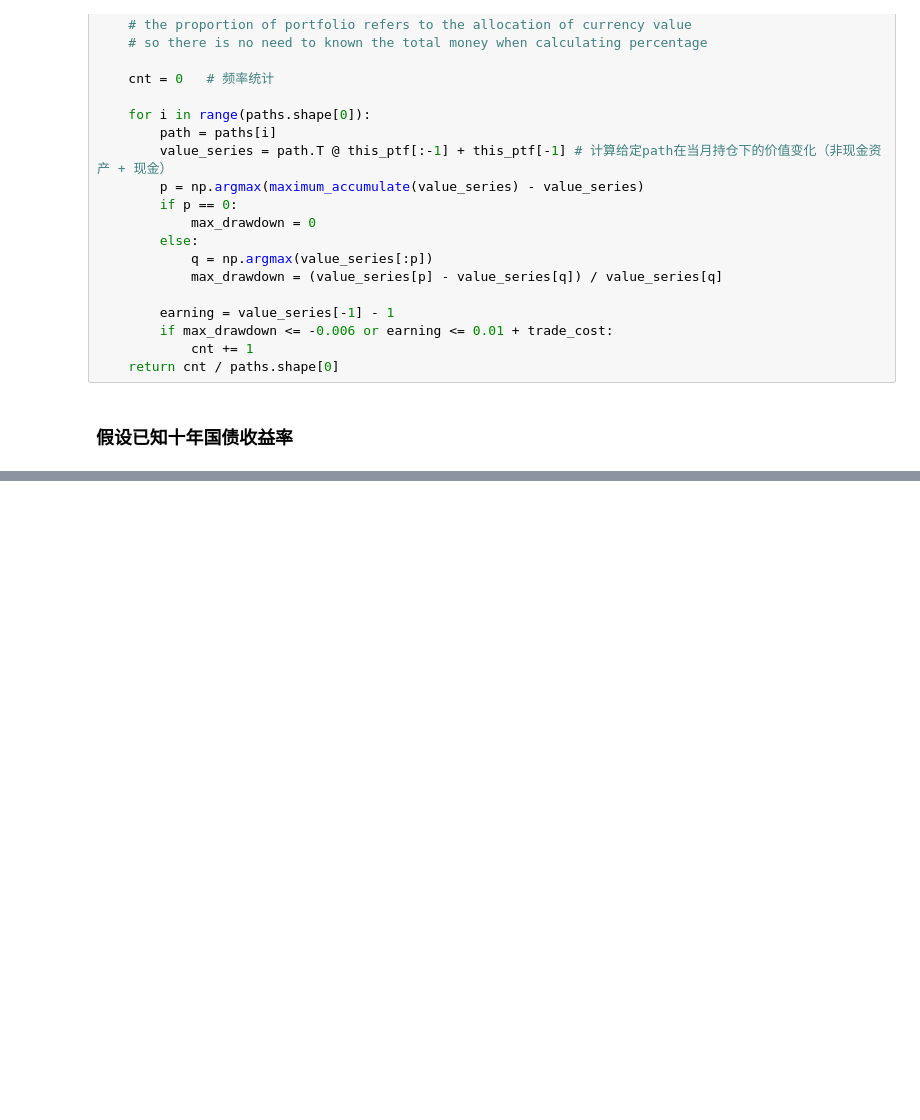
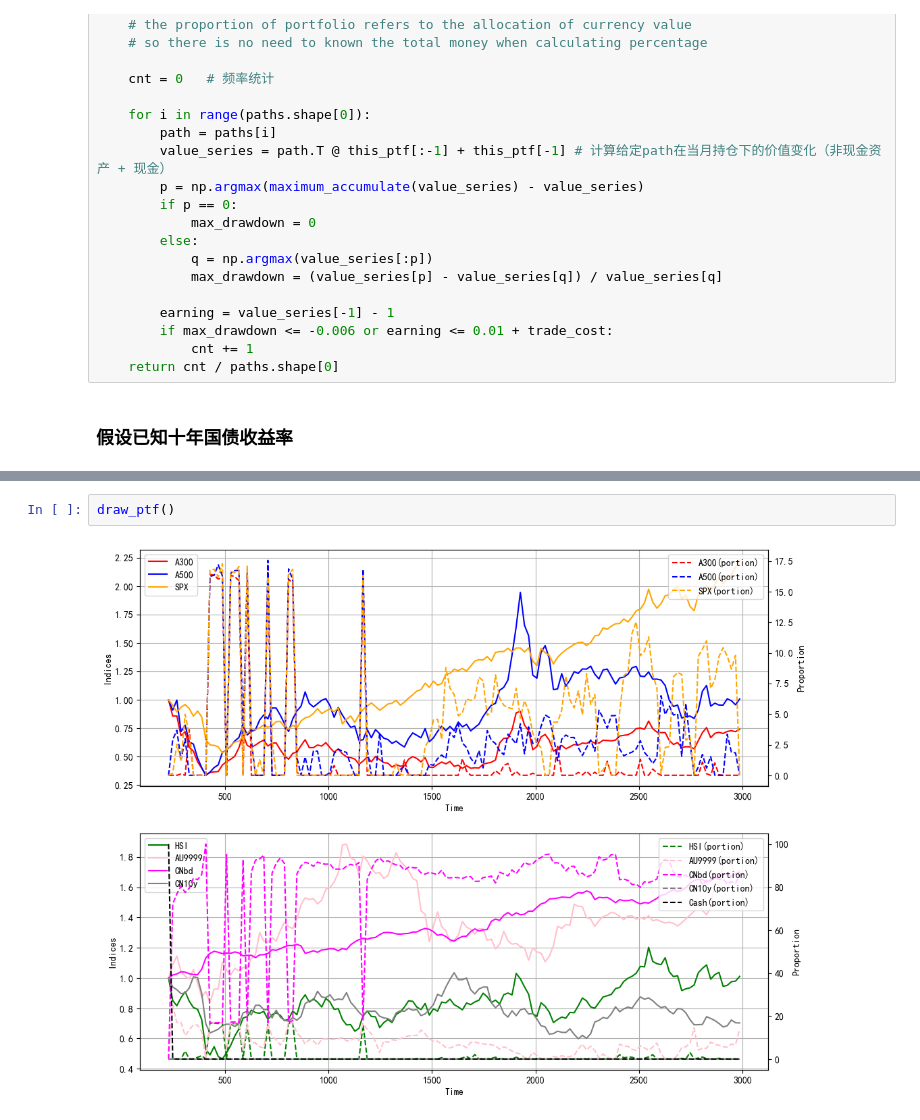
Before and after one commit to dishangti/Entropy-Pooling, a Jupyter notebook: EP_valid.ipynb, the cells around one changed output, grey strips where cells are left out. Drawn from its saved outputs; the diff is of its cells as text; blank space fills up the shorter version.

```diff
--- a/EP_valid.ipynb
+++ b/EP_valid.ipynb
@@ -472,0 +642,4 @@ Yearly Maximum Drawdown: -11.95%
+# %%
+draw_ptf()
+# %% [output]
+[figure, added]
```
Also changed, not shown: parts of 15 cells of this notebook, 1 other file.
